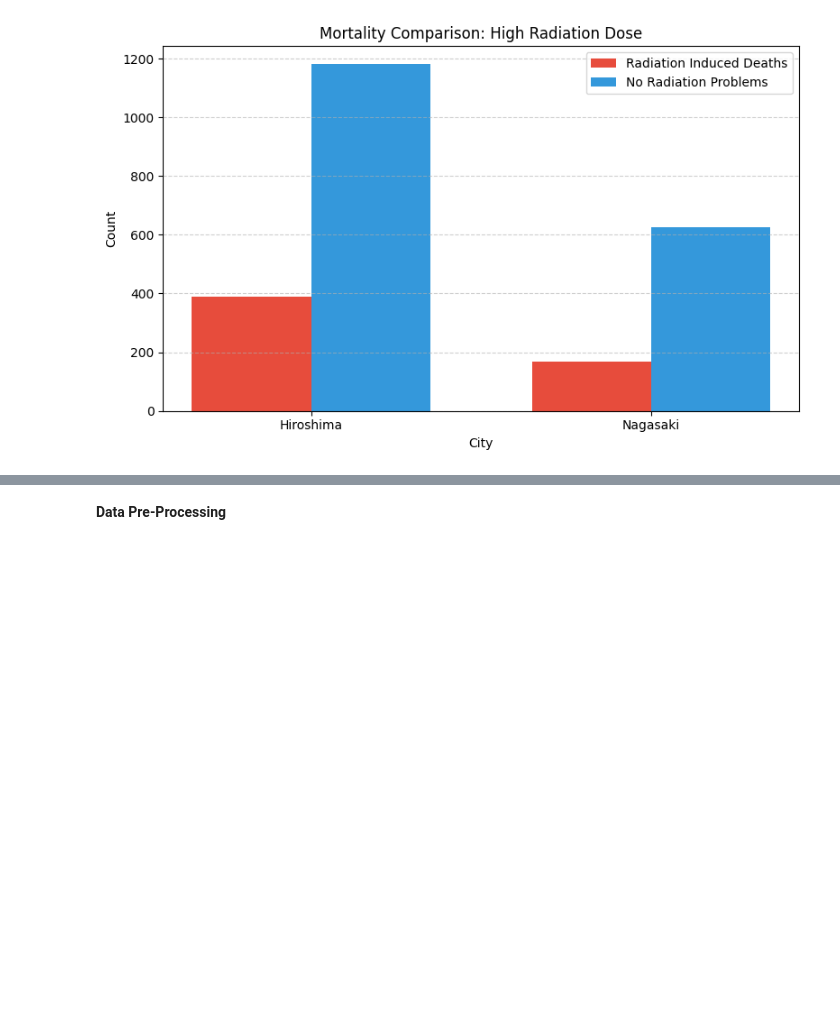
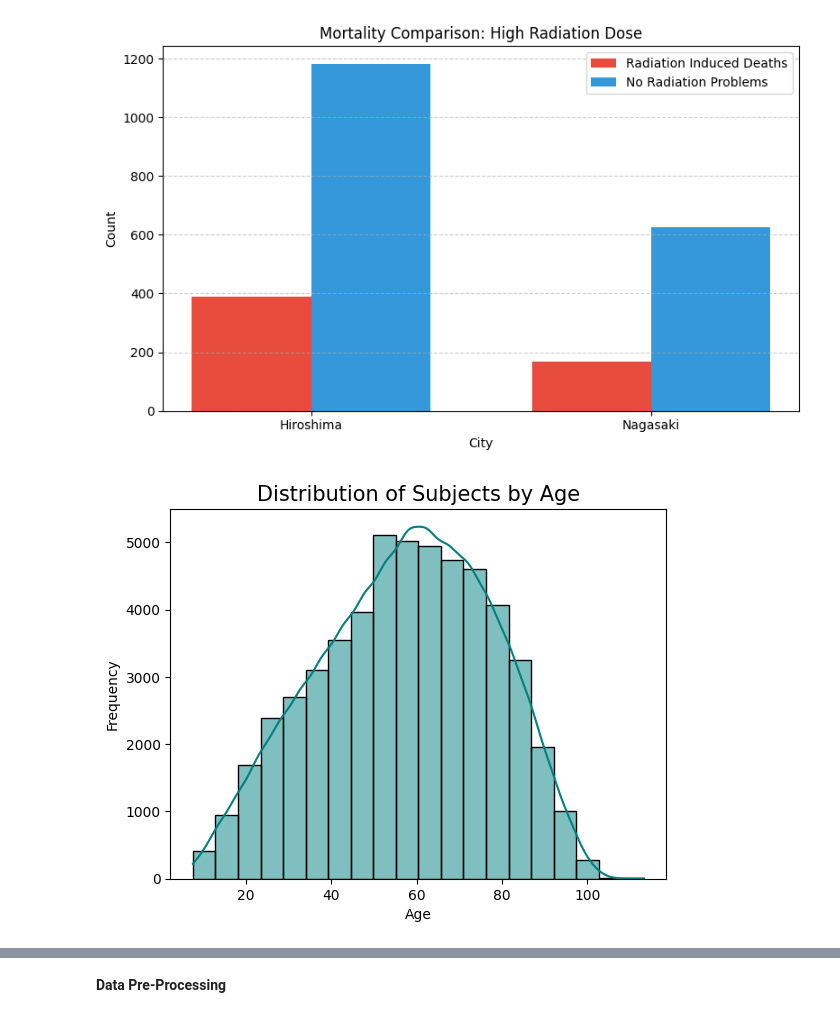
Before and after one commit to itsMe-Wario/Radiation-Research, a Jupyter notebook: main.ipynb, the cells around one changed output, grey strips where cells are left out. Cells and saved outputs as stored; diff of their text form; code cells hidden in the pictures; blank space fills up the shorter version.

```diff
--- a/main.ipynb
+++ b/main.ipynb
@@ -97,3 +232,12 @@ for level in dose_levels:
 [figure]
 [figure]
 [figure]
+# %%
+plt.figure()
+sns.histplot(df['age'], bins=20, kde=True, color='teal')
+plt.title('Distribution of Subjects by Age', fontsize=15)
+plt.xlabel('Age')
+plt.ylabel('Frequency')
+plt.show()
+# %% [output]
+[figure, added]
```
Also changed, not shown: parts of 24 cells of this notebook, 18 other files.
